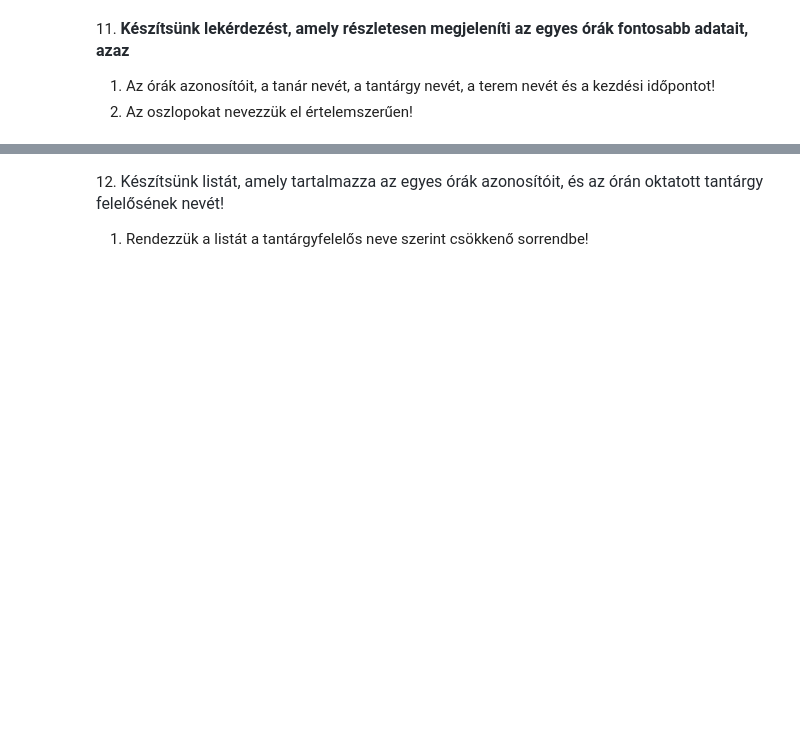
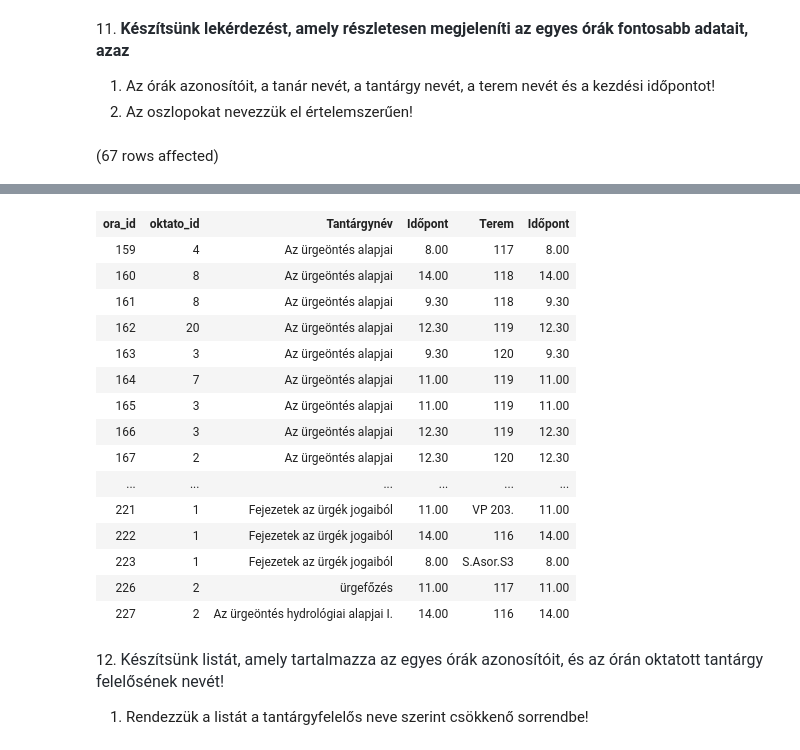
Before and after one commit to gaborbrown/sql, a Jupyter notebook: gyakorlat02_feladatok .ipynb, the cells around one changed output, grey strips where cells are left out. Drawn from its saved outputs; the diff is of its cells as text; code cells hidden in the pictures; blank space fills up the shorter version.

```diff
--- a/gyakorlat02_feladatok .ipynb
+++ b/gyakorlat02_feladatok .ipynb
@@ -63,3 +145,16 @@ c. Szintén hagyjuk ki azokat a csoportokat, ahol a csoport elemszáma 3-nál ki
 
 1. Az órák azonosítóit, a tanár nevét, a tantárgy nevét, a terem nevét és a kezdési időpontot!
 2. Az oszlopokat nevezzük el értelemszerűen!
+# %%
+SELECT Orak.ora_id,
+       Oktatok.oktato_id,
+       Tantárgyak.Tantárgynév,
+       Savok.Időpont,
+       Termek.Terem,
+       Savok.Időpont
+FROM Orak JOIN Oktatok ON Orak.tanar = Oktatok.oktato_id
+          JOIN Tantárgyak ON Orak.targy = Tantárgyak.Tkód
+          JOIN Termek ON Orak.terem = Termek.Tkód
+          JOIN Savok ON Orak.Sav = Savok.Sav_id
+# %% [output]
+(67 rows affected)
@@ -66,3 +162,19 @@ c. Szintén hagyjuk ki azokat a csoportokat, ahol a csoport elemszáma 3-nál ki
+| ora_id | oktato_id | Tantárgynév | Időpont | Terem | Időpont |
+| 159 | 4 | Az ürgeöntés alapjai | 8.00 | 117 | 8.00 |
+| 160 | 8 | Az ürgeöntés alapjai | 14.00 | 118 | 14.00 |
+| 161 | 8 | Az ürgeöntés alapjai | 9.30 | 118 | 9.30 |
+| 162 | 20 | Az ürgeöntés alapjai | 12.30 | 119 | 12.30 |
+| 163 | 3 | Az ürgeöntés alapjai | 9.30 | 120 | 9.30 |
+| 164 | 7 | Az ürgeöntés alapjai | 11.00 | 119 | 11.00 |
+| 165 | 3 | Az ürgeöntés alapjai | 11.00 | 119 | 11.00 |
+| 166 | 3 | Az ürgeöntés alapjai | 12.30 | 119 | 12.30 |
+| 167 | 2 | Az ürgeöntés alapjai | 12.30 | 120 | 12.30 |
+| ... | ... | ... | ... | ... | ... |
+| 221 | 1 | Fejezetek az ürgék jogaiból | 11.00 | VP 203. | 11.00 |
+| 222 | 1 | Fejezetek az ürgék jogaiból | 14.00 | 116 | 14.00 |
+| 223 | 1 | Fejezetek az ürgék jogaiból | 8.00 | S.Asor.S3 | 8.00 |
+| 226 | 2 | ürgefőzés | 11.00 | 117 | 11.00 |
+| 227 | 2 | Az ürgeöntés hydrológiai alapjai I. | 14.00 | 116 | 14.00 |
 # %% [markdown]
 12. <span style="color: rgb(36, 41, 47); font-family: -apple-system, BlinkMacSystemFont, &quot;Segoe UI&quot;, Helvetica, Arial, sans-serif, &quot;Apple Color Emoji&quot;, &quot;Segoe UI Emoji&quot;; font-size: 16px;">Készítsünk listát, amely tartalmazza az egyes órák azonosítóit, és az órán oktatott tantárgy felelősének nevét!</span>
 
```
Also changed, not shown: parts of 5 cells of this notebook.
